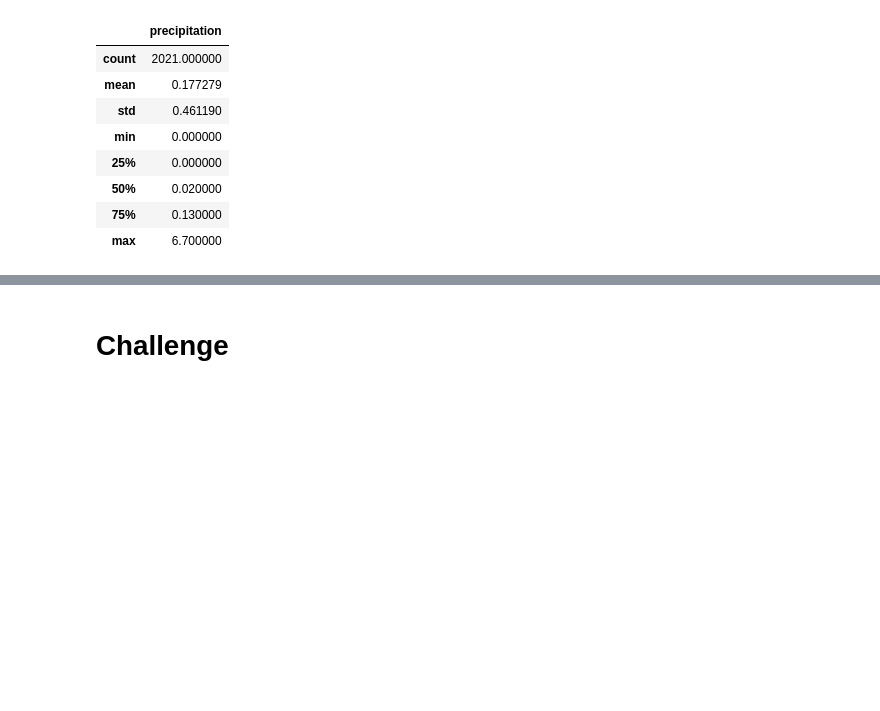
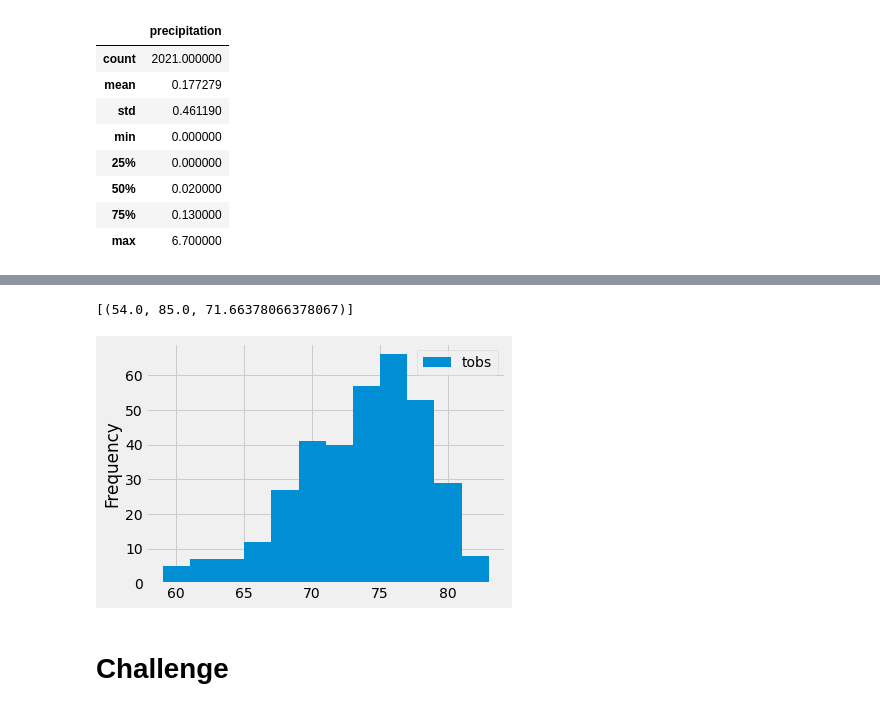
Before and after one commit to chefcramer/surfs_up, a Jupyter notebook: climate_analysis.ipynb, the cells around one changed output, grey strips where cells are left out. Cells and saved outputs as stored; diff of their text form; code cells hidden in the pictures; blank space fills up the shorter version.

```diff
--- a/climate_analysis.ipynb
+++ b/climate_analysis.ipynb
@@ -136,3 +167,44 @@ df.describe()
+# %%
+#9.3.3
+# Using the station id from the previous query, calculate the lowest temperature recorded,
+# highest temperature recorded, and average temperature most active station?
+
+#func min max avg, getting the temperatures. tobs (total observation count)
+session.query(func.min(Measurement.tobs), func.max(Measurement.tobs), func.avg(Measurement.tobs))
+
+#filtering the data to only the most active station
+session.query(func.min(Measurement.tobs), func.max(Measurement.tobs), func.avg(Measurement.tobs)).\
+filter(Measurement.station == 'USC00519281')
+
+# adding all() so it grabs all the information
+session.query(func.min(Measurement.tobs), func.max(Measurement.tobs), func.avg(Measurement.tobs)).\
+filter(Measurement.station == 'USC00519281').all()
+# %% [output]
+[(54.0, 85.0, 71.66378066378067)]
+# %%
+#9.3.4
+# Choose the station with the highest number of temperature observations.
+# Query the last 12 months of temperature observation data for this station and plot the results as a histogram
+
+# getting the total number of observation
+#filetering it to the most active station
+results = session.query(Measurement.tobs).\
+filter(Measurement.station == 'USC00519281')
+
+#filtering it to the most recent year, and .all() to get all the results
+results = session.query(Measurement.tobs).\
+filter(Measurement.station == 'USC00519281').\
+filter(Measurement.date >= prev_year).all()
+
+#converting it to a DF
+df = pd.DataFrame(results, columns=['tobs'])
+
+#plotting it with a histogram (graph made up of a range of data that is seperated into different bins)
+#we are using 12 bins, it provides enough detail, but not tooo much
+df.plot.hist(bins=12)
+plt.tight_layout()
+# %% [output]
+[figure, added]
 # %%
 # Write a function called `calc_temps` that will accept start date and end date in the format '%Y-%m-%d'
 # and return the minimum, average, and maximum temperatures for that range of dates
```
Also changed, not shown: parts of 9 cells of this notebook.
